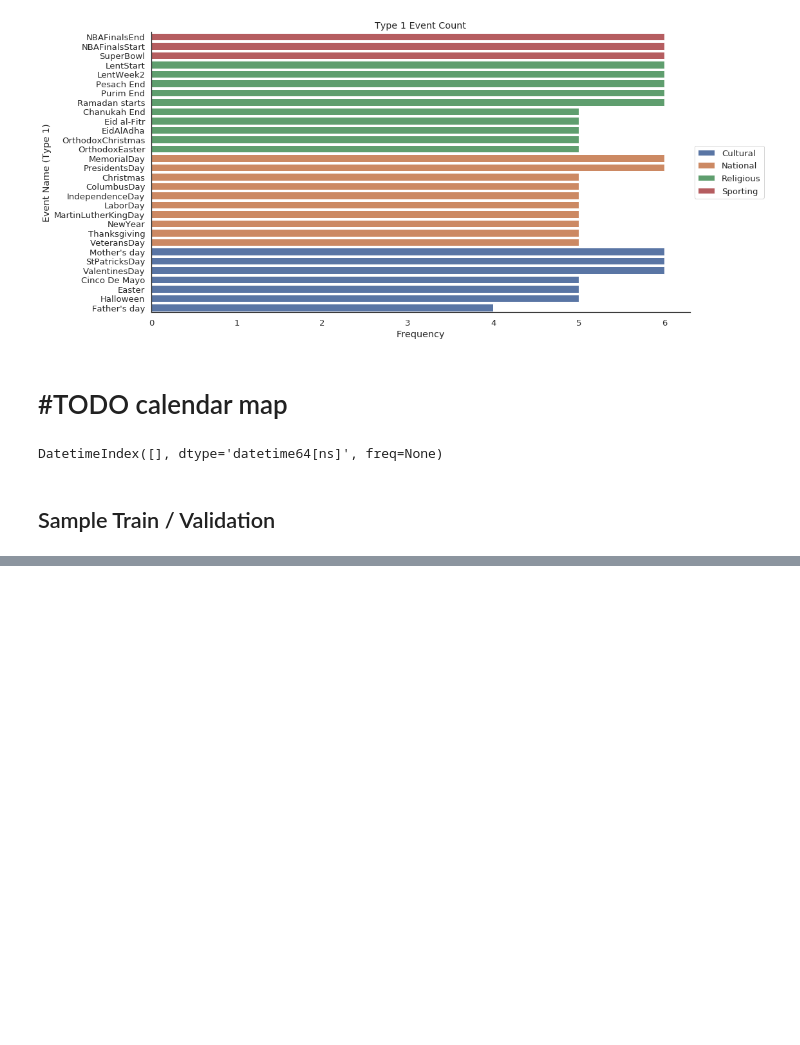
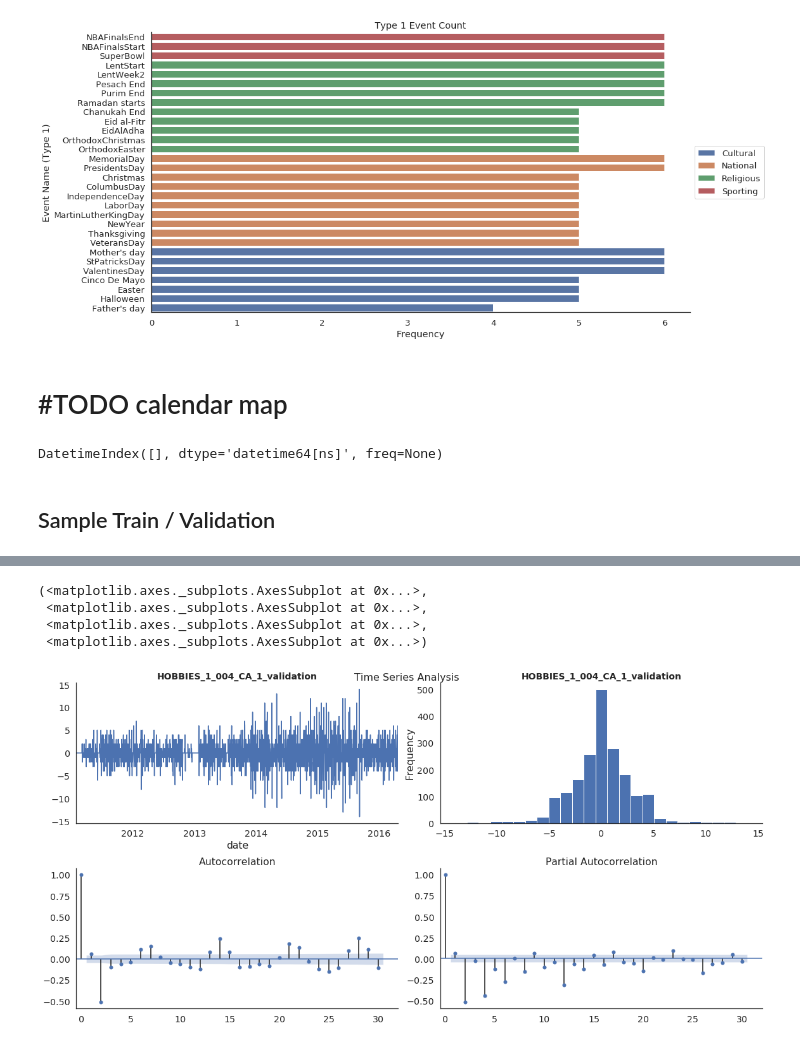
Before and after one commit to markryanandrews/M5-Forecasting-Accuracy, a Jupyter notebook: Walmart-EDA.ipynb, the cells around one changed output, grey strips where cells are left out. Cells and saved outputs as stored; diff of their text form; code cells hidden in the pictures; blank space fills up the shorter version.

Commit message:
added tsplot function

```diff
--- a/Walmart-EDA.ipynb
+++ b/Walmart-EDA.ipynb
@@ -149,0 +148,8 @@ item_sales took 0:00:00.027197, shape = (1913, 1)
+# %%
+tsplot(y = item_example[example_item], diff = 2, title = example_item, lags = 30)
+# %% [output]
+(<matplotlib.axes._subplots.AxesSubplot at 0x...>,
+ <matplotlib.axes._subplots.AxesSubplot at 0x...>,
+ <matplotlib.axes._subplots.AxesSubplot at 0x...>,
+ <matplotlib.axes._subplots.AxesSubplot at 0x...>)
+[figure, added]
```
Also changed, not shown: parts of 7 cells of this notebook, 2 other files.
